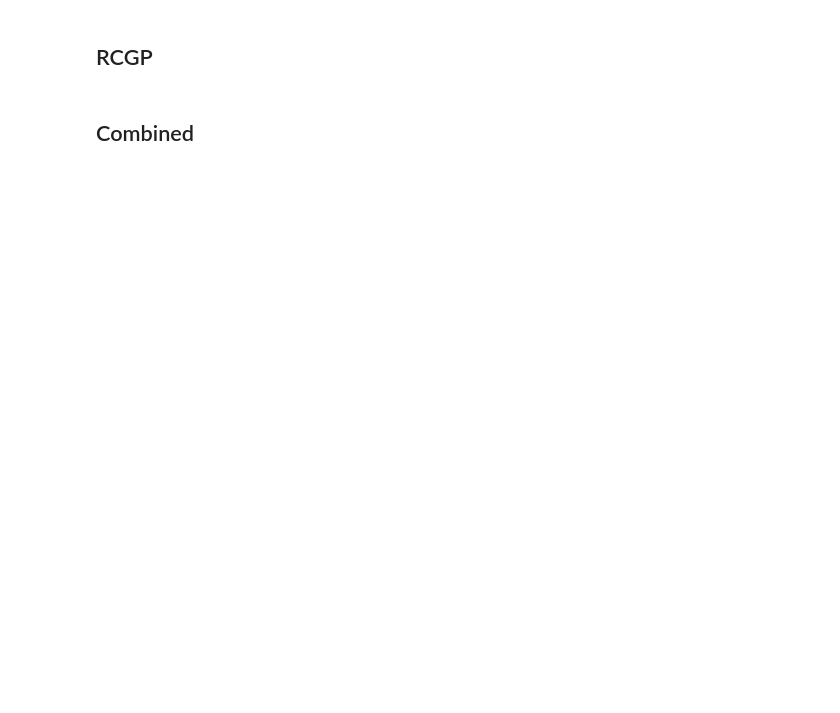
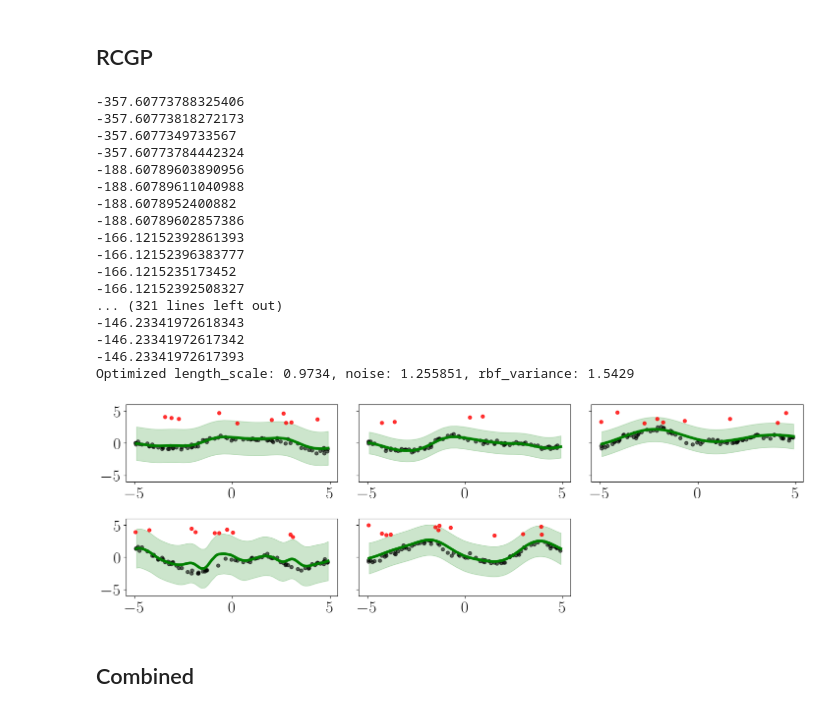
Before and after one commit to joshuarooijakkers/robust_conjugate_MOGP, a Jupyter notebook: experiments/synthetic/synthetic.ipynb, the cells around one changed output. Saved outputs shown, nothing was run; the diff lists cells and outputs as text; code cells hidden in the pictures; blank space fills up the shorter version.

```diff
--- a/experiments/synthetic/synthetic.ipynb
+++ b/experiments/synthetic/synthetic.ipynb
@@ -324,3 +298,59 @@ axs[1].set_ylim([-6, 6])
+# %%
+prior_mean = ConstantMean(constant=0.0)
+
+mu_rcgp, std_rcgp = np.full_like(Y_test, np.nan), np.full_like(Y_test, np.nan)
+
+for d in range(D):
+    rcgp = RCGPRegressor(mean=prior_mean, length_scale=lengthscale, rbf_variance=rbf_variance, noise=noise_var, epsilon=epsilon)
+    rcgp.fit(x_train[~np.isnan(Y_train[:, d])], Y_train[:, d][~np.isnan(Y_train[:, d])].reshape(-1, 1))
+
+    rcgp.optimize_loo_cv(print_opt_param=True, print_iter_param=True, weighted=False)
+
+    mu_rcgp[:, d], var_rcgp = rcgp.predict(x_test)
+    std_rcgp[:, d] = np.sqrt(var_rcgp + rcgp.noise)
+
+# Plotting
+fig, axs = plt.subplots(2, 3, figsize=(15, 5))
+
+for i in range(D):
+    ax = axs[i // 3, i % 3]
+    # Separate inliers and outliers
+    x_all = x_train.flatten()
+    y_all = Y_train[:, i]
+    is_outlier = outlier_mask[:, i]
+
+    ax.plot(x_all[~is_outlier], y_all[~is_outlier], 'o', color='black', alpha=0.6, label=f'Output {i+1} - inliers')
+    ax.plot(x_all[is_outlier], y_all[is_outlier], 'o', color='red', alpha=0.8, label='Outliers')
+    ax.plot(x_test.flatten(), mu_rcgp[:, i], '-', color='Green', label=f'Predicted Mean')
+    ax.fill_between(x_test.flatten(), mu_rcgp[:, i] - 2*std_rcgp[:, i], mu_rcgp[:, i] + 2*std_rcgp[:, i], color='Green', alpha=0.2, label=f'±2 Std. Dev.')
+    ax.set_ylim([-6, 6])
+    if i % 3 != 0:
+        ax.set_yticklabels([])
+
+# Hide the unused 6th subplot
+axs[1, 2].axis('off')
+
+plt.tight_layout()
+plt.show()
+# %% [output]
+-357.60773788325406
+-357.60773818272173
+-357.6077349733567
+-357.60773784442324
+-188.60789603890956
+-188.60789611040988
+-188.6078952400882
+-188.60789602857386
+-166.12152392861393
+-166.12152396383777
+-166.1215235173452
+-166.12152392508327
+... (321 lines left out)
+-146.23341972618343
+-146.23341972617342
+-146.23341972617393
+Optimized length_scale: 0.9734, noise: 1.255851, rbf_variance: 1.5429
+[figure, added]
 # %% [markdown]
 ## Combined
 # %%
```
Also changed, not shown: parts of 7 cells of this notebook, 3 other files.
